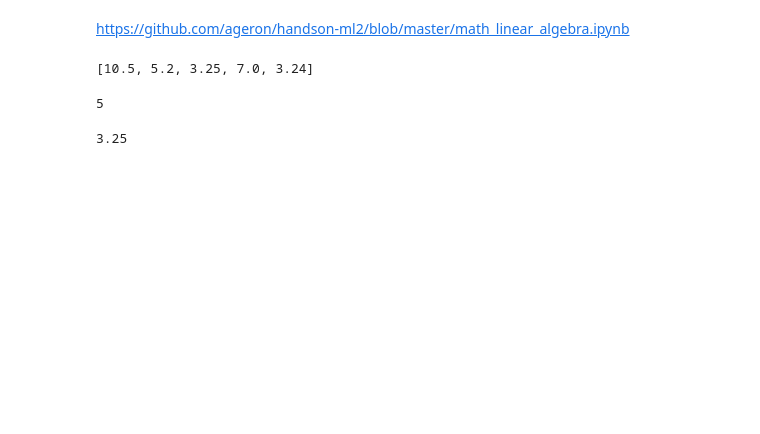
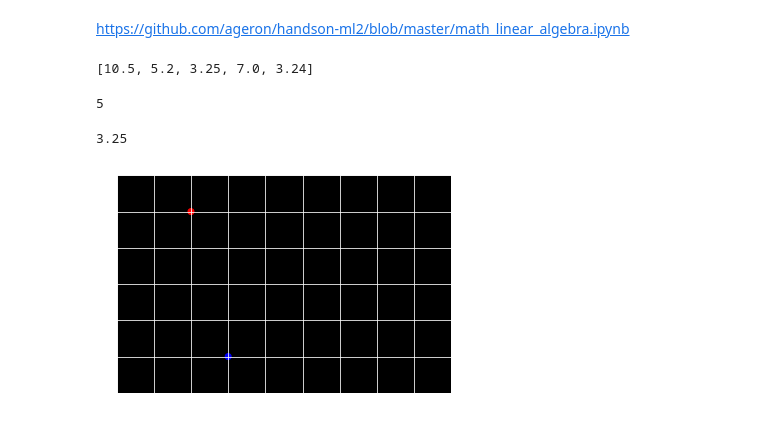
Before and after one commit to kamil-rafalko/handson-ml, a Jupyter notebook: 04-training-models/linear-algebra.ipynb, the cells around one changed output. Drawn from its saved outputs; the diff is of its cells as text; code cells hidden in the pictures; blank space fills up the shorter version.

```diff
--- a/04-training-models/linear-algebra.ipynb
+++ b/04-training-models/linear-algebra.ipynb
@@ -18,3 +18,4 @@ video[2]
 3.25
 # %%
 u = np.array([2, 5])
+v = np.array([3, 1])
@@ -20,0 +25,11 @@ u = np.array([2, 5])
+# %%
+x_coords, y_coords = zip(u, v)
+fig = plt.figure()
+ax = fig.add_subplot(111)
+ax.tick_params(axis='x', colors='white')
+ax.tick_params(axis='y', colors='white')
+ax.scatter(x_coords, y_coords, color=["r", "b"])
+ax.axis([0, 9, 0, 6])
+ax.grid()
+# %% [output]
+[figure, added]
```
Also changed, not shown: parts of 116 cells of this notebook.
